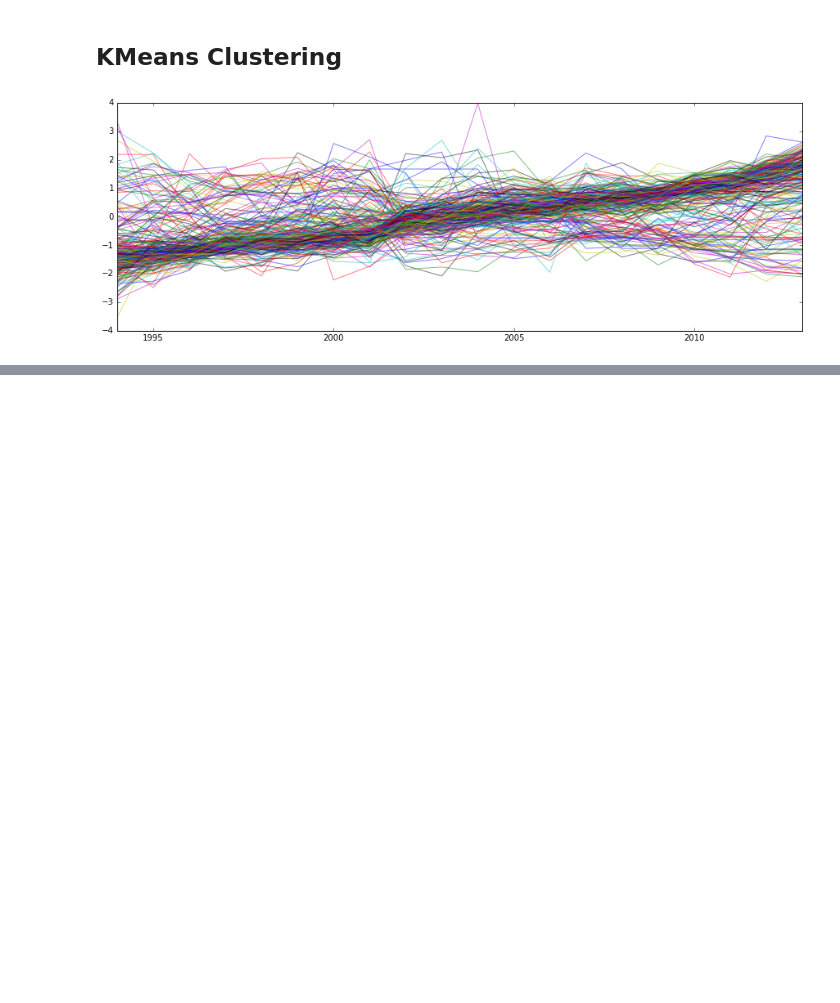
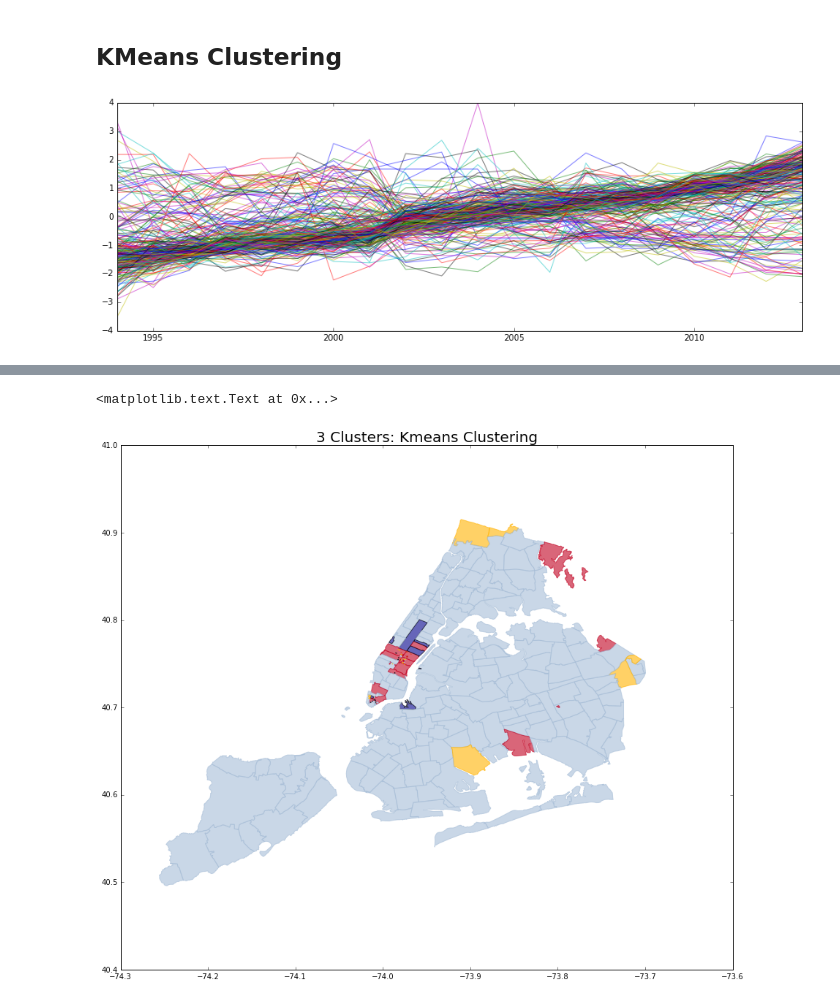
Before and after one commit to Tengf/A, a Jupyter notebook: hw10/homework 10.ipynb, the cells around one changed output, grey strips where cells are left out. Drawn from its saved outputs; the diff is of its cells as text; code cells hidden in the pictures; blank space fills up the shorter version.

```diff
--- a/hw10/homework 10.ipynb
+++ b/hw10/homework 10.ipynb
@@ -283,3 +256,22 @@ for i in range(n):
+# %%
+ind = []
+from descartes import PolygonPatch
+fig = plt.figure(figsize=(15,15))
+for i in data['features']:
+    poly = i['geometry']
+    postcode = str(i['properties']['postalCode'])
+    ax = fig.gca()
+    if postcode in list(biz_zip):
+        ind = list(biz_zip).index(postcode)
+        ax.add_patch(PolygonPatch(poly, fc=colors[labels[ind]], ec=colors[labels[ind]], alpha=0.6, zorder=2 ))
+    else:
+        ax.add_patch(PolygonPatch(poly, fc='darkblue', ec='black', alpha=0.6, zorder=2 ))
+ax.axis('scaled')
+
+plt.title('3 Clusters: Kmeans Clustering', size=20)
+# %% [output]
+<matplotlib.text.Text at 0x...>
+[figure, added]
 # %%
 from descartes import PolygonPatch
 fig = plt.figure(figsize=(15,15))
```
Also changed, not shown: parts of 15 cells of this notebook.
